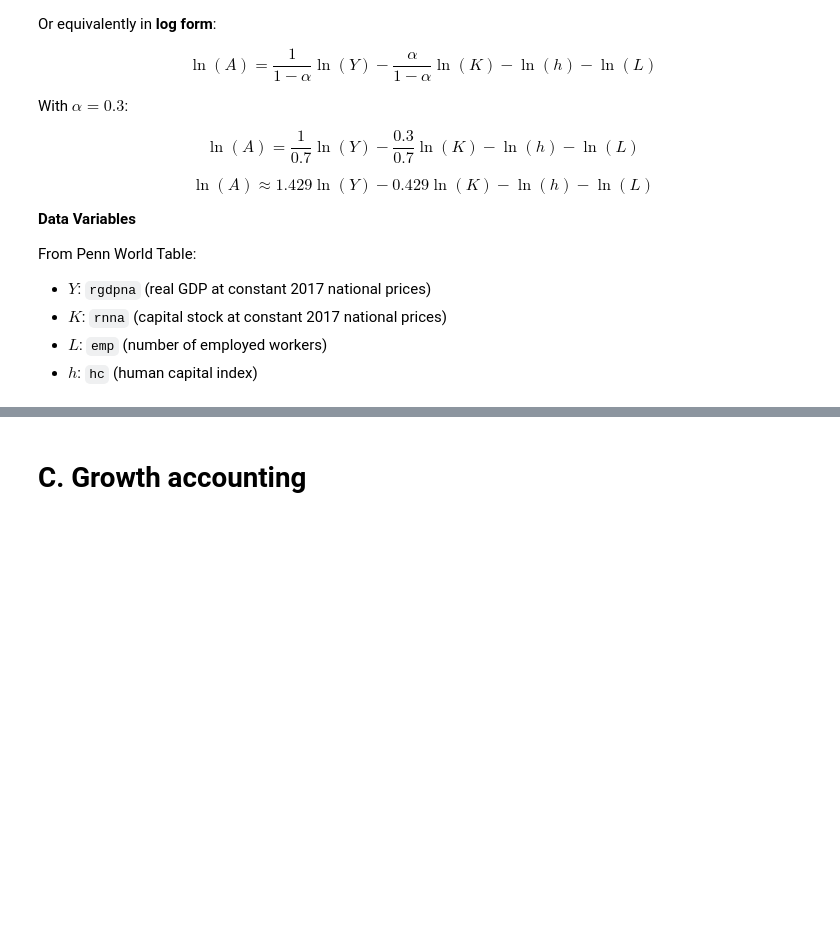
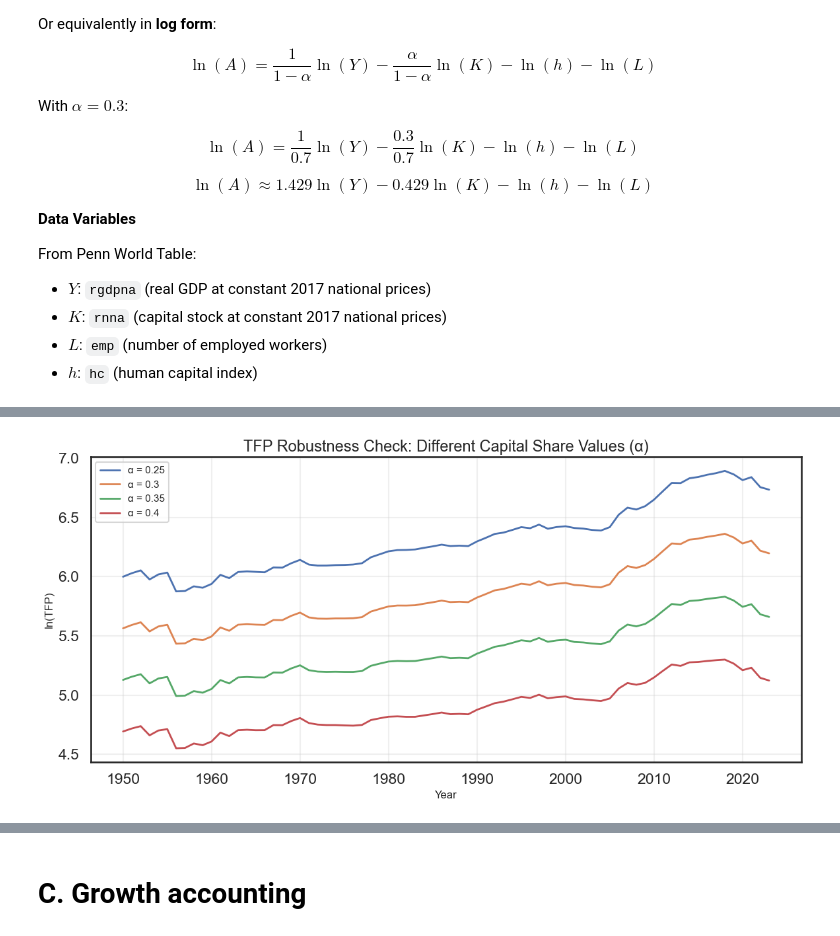
Before and after one commit to ikedasakii/EC2B1_group_project, a Jupyter notebook: find_GDP_trend.ipynb, the cells around one changed output, grey strips where cells are left out. Cells and saved outputs as stored; diff of their text form; code cells hidden in the pictures; blank space fills up the shorter version.

Commit message:
Add growth accounting analysis: TFP calculation, labour productivity, and visualizations

```diff
--- a/find_GDP_trend.ipynb
+++ b/find_GDP_trend.ipynb
@@ -569,0 +532,18 @@ Under different alpha values:
+# %%
+# Visualize TFP robustness
+
+plt.figure(figsize=(12, 6))
+
+for a in alphas:
+    plt.plot(data_tfp['year'], data_tfp[f'ln_TFP_alpha_{a}'],
+             label=f'α = {a}', linewidth=2)
+
+plt.xlabel('Year', fontsize=12)
+plt.ylabel('ln(TFP)', fontsize=12)
+plt.title('TFP Robustness Check: Different Capital Share Values (α)', fontsize=17)
+plt.legend(fontsize=11)
+plt.grid(True, alpha=0.3)
+plt.tight_layout()
+plt.show()
+# %% [output]
+[figure, added]
```
Also changed, not shown: parts of 43 cells of this notebook.
